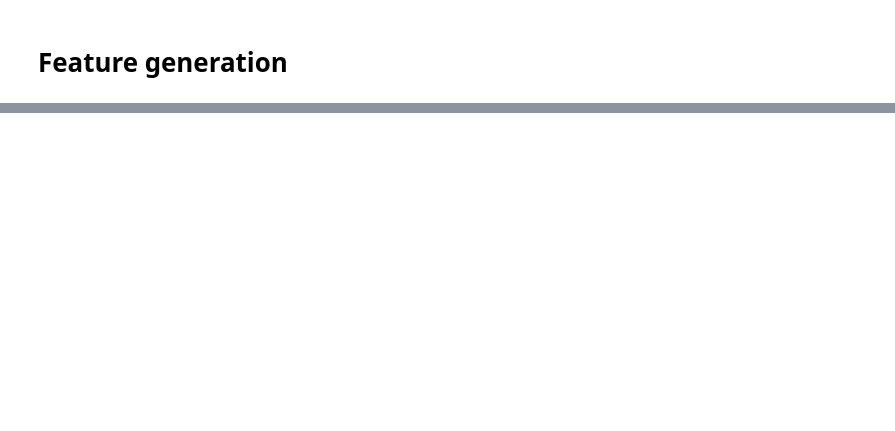
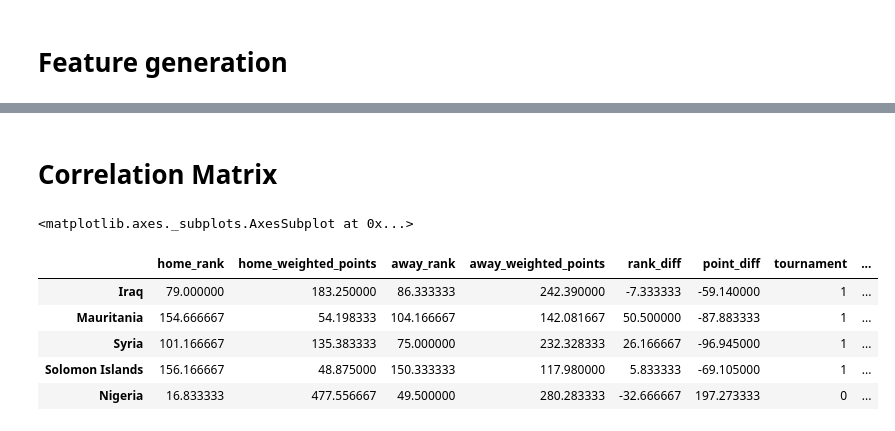
Before and after one commit to lppier/fifa18_final16, a Jupyter notebook: data/exploration.ipynb, the cells around one changed output, grey strips where cells are left out. Drawn from its saved outputs; the diff is of its cells as text; code cells hidden in the pictures; blank space fills up the shorter version.

```diff
--- a/data/exploration.ipynb
+++ b/data/exploration.ipynb
@@ -85,0 +96,20 @@ df_combined.to_csv('combined.csv')
+# %%
+from sklearn.utils import resample
+
+df = df_combined
+# Separate majority and minority classes
+df_majority = df[df.won==0]
+df_minority = df[df.won==1]
+df_majority.shape
+# Upsample minority class
+df_minority_upsampled = resample(df_minority,
+                                 replace=True,     # sample with replacement
+                                 n_samples=445,    # to match majority class
+                                 random_state=123) # reproducible results
+
+# Combine majority class with upsampled minority class
+df_upsampled = pd.concat([df_majority, df_minority_upsampled])
+
+# Display new class counts
+df_upsampled.won.value_counts()
+df_combined = df_upsampled
@@ -85,0 +118,21 @@ df_combined.to_csv('combined.csv')
+# %%
+y = df_combined['won']
+X = df_combined.drop(['won'], axis=1)
+
+# Preprocessing one hot
+from sklearn.preprocessing import OneHotEncoder, LabelEncoder
+
+X_cat = X.select_dtypes(include=[object, bool])
+le = LabelEncoder()
+X_cat_labelled = X_cat.apply(le.fit_transform)
+X_cat_labelled.head()
+X = X.drop(['tournament', 'neutral', 'home_team', 'away_team'], axis=1)
+X = pd.concat([X, X_cat_labelled], axis=1)
+y = le.fit_transform(y)
+X.head()
+y
+
+X.hist()
+plt.show()
+pd.DataFrame(y).hist()
+plt.show()
@@ -85,0 +152,38 @@ df_combined.to_csv('combined.csv')
+# %% [markdown]
+# Correlation Matrix
+# %%
+from string import ascii_letters
+import numpy as np
+import pandas as pd
+import seaborn as sns
+import matplotlib.pyplot as plt
+
+# Compute the correlation matrix
+corr = df_combined.corr()
+
+# Generate a mask for the upper triangle
+mask = np.zeros_like(corr, dtype=np.bool)
+mask[np.triu_indices_from(mask)] = True
+
+# Set up the matplotlib figure
+f, ax = plt.subplots(figsize=(11, 9))
+
+# Generate a custom diverging colormap
+cmap = sns.diverging_palette(220, 10, as_cmap=True)
+
+# Draw the heatmap with the mask and correct aspect ratio
+sns.heatmap(corr, mask=mask, cmap=cmap, vmax=.3, center=0,
+            square=True, linewidths=.5, cbar_kws={"shrink": .5})
+# %% [output]
+<matplotlib.axes._subplots.AxesSubplot at 0x...>
+# %%
+from sklearn.model_selection import train_test_split
+X_train, X_test, y_train, y_test = train_test_split(X, y, test_size=0.2, random_state=42)
+X_train.head()
+# %% [output]
+|  | home_rank | home_weighted_points | away_rank | away_weighted_points | rank_diff | point_diff | tournament | ... |
+| Iraq | 79.000000 | 183.250000 | 86.333333 | 242.390000 | -7.333333 | -59.140000 | 1 | ... |
+| Mauritania | 154.666667 | 54.198333 | 104.166667 | 142.081667 | 50.500000 | -87.883333 | 1 | ... |
+| Syria | 101.166667 | 135.383333 | 75.000000 | 232.328333 | 26.166667 | -96.945000 | 1 | ... |
+| Solomon Islands | 156.166667 | 48.875000 | 150.333333 | 117.980000 | 5.833333 | -69.105000 | 1 | ... |
+| Nigeria | 16.833333 | 477.556667 | 49.500000 | 280.283333 | -32.666667 | 197.273333 | 0 | ... |
```
Also changed, not shown: parts of 23 cells of this notebook.
